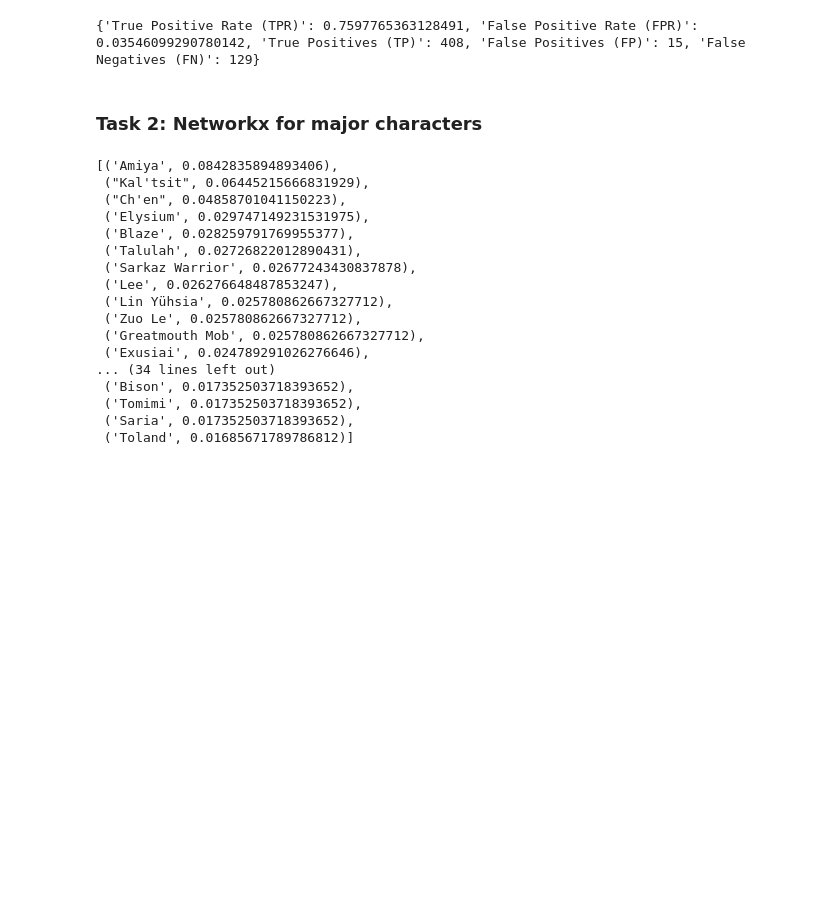
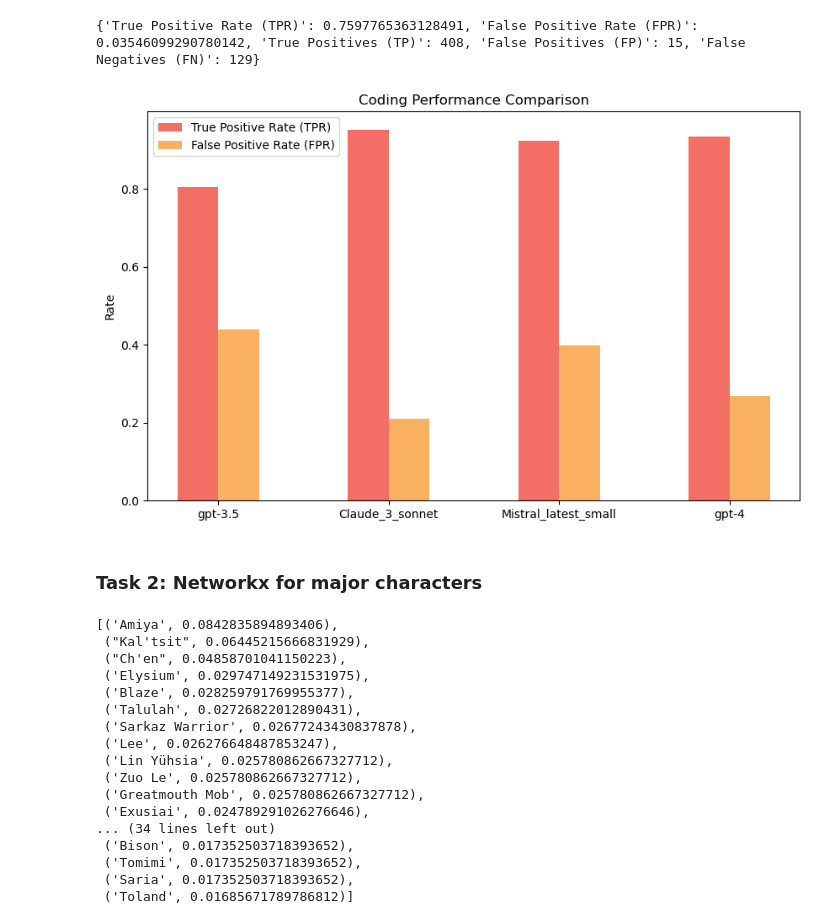
Before and after one commit to Marugannwg/Game-Narrative-Space-Medley, a Jupyter notebook: LLM_interactions.ipynb, the cells around one changed output. Drawn from its saved outputs; the diff is of its cells as text; code cells hidden in the pictures; blank space fills up the shorter version.

```diff
--- a/LLM_interactions.ipynb
+++ b/LLM_interactions.ipynb
@@ -926,3 +926,42 @@ print(compare_lists(major_character, all_true_df.Name.tolist()))
+# %%
+## plot generated by AI
+data = {
+    'Model': ['gpt-3.5', 'Claude_3_sonnet', 'Mistral_latest_small', 'gpt-4'],
+    'True Positive Rate (TPR)': [0.805, 0.951, 0.923, 0.933],
+    'False Positive Rate (FPR)': [0.438, 0.211, 0.398, 0.269]
+}
+
+df = pd.DataFrame(data)
+
+# Plotting
+fig, ax = plt.subplots(figsize=(10, 6))
+
+# Setting positions and width for the bars
+pos = list(range(len(df['True Positive Rate (TPR)'])))
+width = 0.24
+
+# Plotting the bars
+plt.bar(pos, df['True Positive Rate (TPR)'], width, alpha=0.7, color='#EE3224', label=df['Model'][0])
+
+plt.bar([p + width for p in pos], df['False Positive Rate (FPR)'], width, alpha=0.7, color='#F78F1E', label=df['Model'][1])
+
+# Setting the y axis label
+ax.set_ylabel('Rate')
+
+# Setting the chart's title
+ax.set_title('Coding Performance Comparison')
+
+# Setting the position of the x ticks
+ax.set_xticks([p + 0.5 * width for p in pos])
+
+# Setting the labels for the x ticks
+ax.set_xticklabels(df['Model'])
+
+# Adding the legend and showing the plot
+plt.legend(['True Positive Rate (TPR)', 'False Positive Rate (FPR)'], loc='upper left')
+plt.show()
+# %% [output]
+[figure, added]
 # %% [markdown]
 ### Task 2: Networkx for major characters
 # %%
```
Also changed, not shown: parts of 25 cells of this notebook, 46 other files.
